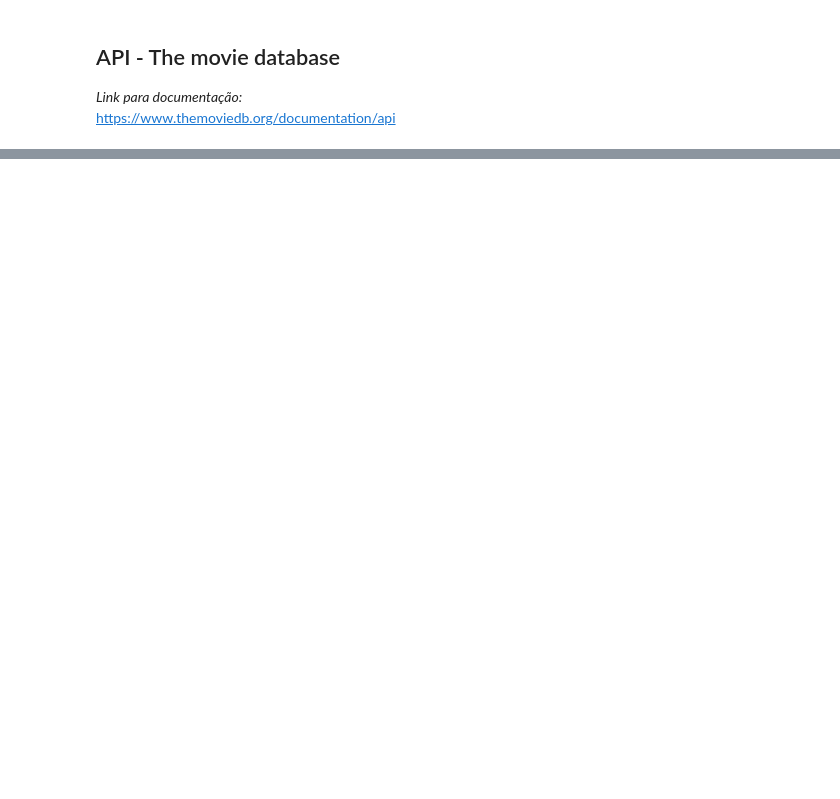
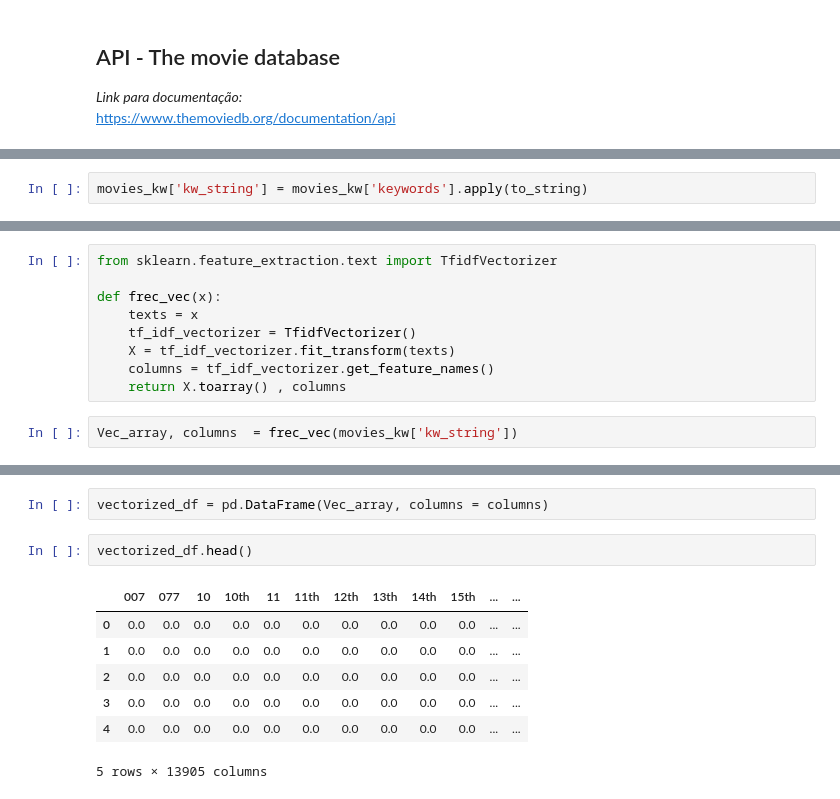
Before and after one commit to joaquim-oliveira-neto/rogue, a Jupyter notebook: notebooks/roger-exploration.ipynb, the cells around one changed output, grey strips where cells are left out. Cells and saved outputs as stored; diff of their text form; blank space fills up the shorter version.

Commit message:
exploration on keywords

```diff
--- a/notebooks/roger-exploration.ipynb
+++ b/notebooks/roger-exploration.ipynb
@@ -328,0 +242,2 @@ https://www.themoviedb.org/documentation/api
+# %%
+movies_kw['kw_string'] = movies_kw['keywords'].apply(to_string)
@@ -328,0 +262,11 @@ https://www.themoviedb.org/documentation/api
+# %%
+from sklearn.feature_extraction.text import TfidfVectorizer
+
+def frec_vec(x):
+    texts = x
+    tf_idf_vectorizer = TfidfVectorizer()
+    X = tf_idf_vectorizer.fit_transform(texts)
+    columns = tf_idf_vectorizer.get_feature_names()
+    return X.toarray() , columns
+# %%
+Vec_array, columns  = frec_vec(movies_kw['kw_string'])
@@ -328,0 +302,12 @@ https://www.themoviedb.org/documentation/api
+# %%
+vectorized_df = pd.DataFrame(Vec_array, columns = columns)
+# %%
+vectorized_df.head()
+# %% [output]
+|  | 007 | 077 | 10 | 10th | 11 | 11th | 12th | 13th | 14th | 15th | ... | ... |
+| 0 | 0.0 | 0.0 | 0.0 | 0.0 | 0.0 | 0.0 | 0.0 | 0.0 | 0.0 | 0.0 | ... | ... |
+| 1 | 0.0 | 0.0 | 0.0 | 0.0 | 0.0 | 0.0 | 0.0 | 0.0 | 0.0 | 0.0 | ... | ... |
+| 2 | 0.0 | 0.0 | 0.0 | 0.0 | 0.0 | 0.0 | 0.0 | 0.0 | 0.0 | 0.0 | ... | ... |
+| 3 | 0.0 | 0.0 | 0.0 | 0.0 | 0.0 | 0.0 | 0.0 | 0.0 | 0.0 | 0.0 | ... | ... |
+| 4 | 0.0 | 0.0 | 0.0 | 0.0 | 0.0 | 0.0 | 0.0 | 0.0 | 0.0 | 0.0 | ... | ... |
+5 rows × 13905 columns
```
Also changed, not shown: parts of 53 cells of this notebook.
